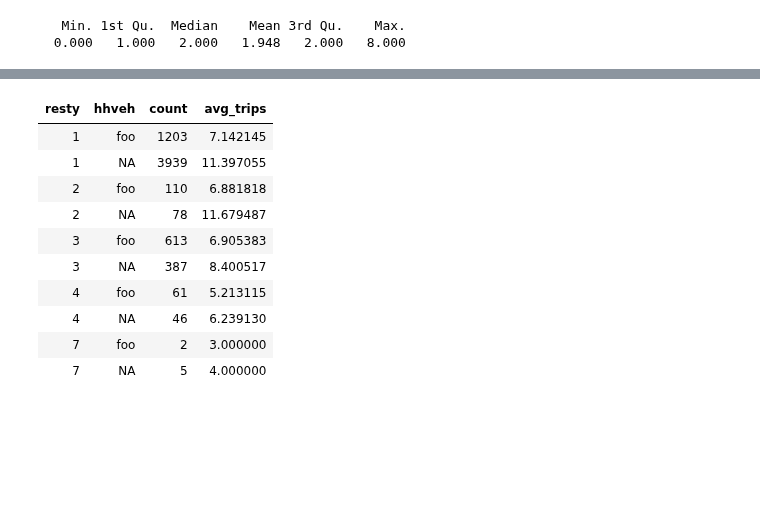
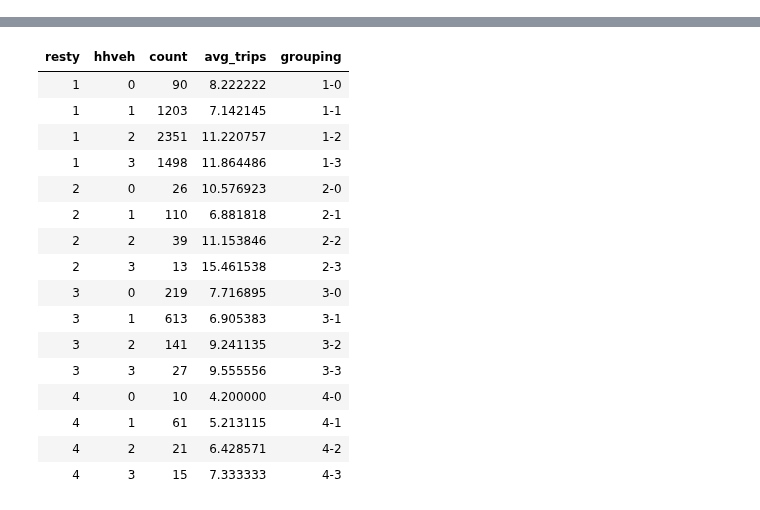
Before and after one commit to saashimi/USP_587, a Jupyter notebook: hw2.ipynb, the cells around one changed output, grey strips where cells are left out. Cells and saved outputs as stored; diff of their text form; code cells hidden in the pictures; blank space fills up the shorter version.

```diff
--- a/hw2.ipynb
+++ b/hw2.ipynb
@@ -2,22 +2,19 @@
 library(dplyr)
 library(ggplot2)
 
-df.hbw <- read.csv(paste("/Users/kevin/Desktop/",
+df.hbw <- read.csv(paste("C:/Users/saavedrak/Desktop/",
                      "USP_587_data/HW2/household_hbw.csv", sep=""))
-df.hia <- read.csv(paste("/Users/kevin/Desktop/",
+df.hia <- read.csv(paste("C:/Users/saavedrak/Desktop/",
                      "USP_587_data/HW2/2010_hia.csv", sep=""))
-# %%
-summary(df.hbw$hhveh)
-# %% [output]
-   Min. 1st Qu.  Median    Mean 3rd Qu.    Max.
-  0.000   1.000   2.000   1.948   2.000   8.000
 # %%
 df.resveh <- df.hbw %>%
     select(resty, hhveh, htrips) %>%
-    filter(resty != 9)%>%
-    mutate(hhveh = recode(hhveh, `1` = 'foo')) %>%
-    group_by(resty, hhveh) %>%
-    summarize(., count=n(), avg_trips = mean(htrips))
+    filter(resty <7 ) %>%
+    mutate(hhveh = recode(hhveh, `0`=0, `1`=1, `2`=2, `3`=3, `4`=3, `5`=3,
+                          `6`=3, `7`=3, `8`=3)) %>%
+    group_by(resty, hhveh)
 
-df.resveh
+df.resveh.sum <- summarize(df.resveh, count=n(), avg_trips = mean(htrips)) %>%
+    transform(grouping = interaction(resty, hhveh, sep='-'))
+df.resveh.sum
 # %% [output]
@@ -26,11 +21,17 @@ Warning message:
-| resty | hhveh | count | avg_trips |
-| 1 | foo | 1203 | 7.142145 |
-| 1 | NA | 3939 | 11.397055 |
-| 2 | foo | 110 | 6.881818 |
-| 2 | NA | 78 | 11.679487 |
-| 3 | foo | 613 | 6.905383 |
-| 3 | NA | 387 | 8.400517 |
-| 4 | foo | 61 | 5.213115 |
-| 4 | NA | 46 | 6.239130 |
-| 7 | foo | 2 | 3.000000 |
-| 7 | NA | 5 | 4.000000 |
+| resty | hhveh | count | avg_trips | grouping |
+| 1 | 0 | 90 | 8.222222 | 1-0 |
+| 1 | 1 | 1203 | 7.142145 | 1-1 |
+| 1 | 2 | 2351 | 11.220757 | 1-2 |
+| 1 | 3 | 1498 | 11.864486 | 1-3 |
+| 2 | 0 | 26 | 10.576923 | 2-0 |
+| 2 | 1 | 110 | 6.881818 | 2-1 |
+| 2 | 2 | 39 | 11.153846 | 2-2 |
+| 2 | 3 | 13 | 15.461538 | 2-3 |
+| 3 | 0 | 219 | 7.716895 | 3-0 |
+| 3 | 1 | 613 | 6.905383 | 3-1 |
+| 3 | 2 | 141 | 9.241135 | 3-2 |
+| 3 | 3 | 27 | 9.555556 | 3-3 |
+| 4 | 0 | 10 | 4.200000 | 4-0 |
+| 4 | 1 | 61 | 5.213115 | 4-1 |
+| 4 | 2 | 21 | 6.428571 | 4-2 |
+| 4 | 3 | 15 | 7.333333 | 4-3 |
```
Also changed, not shown: parts of 7 cells of this notebook.
